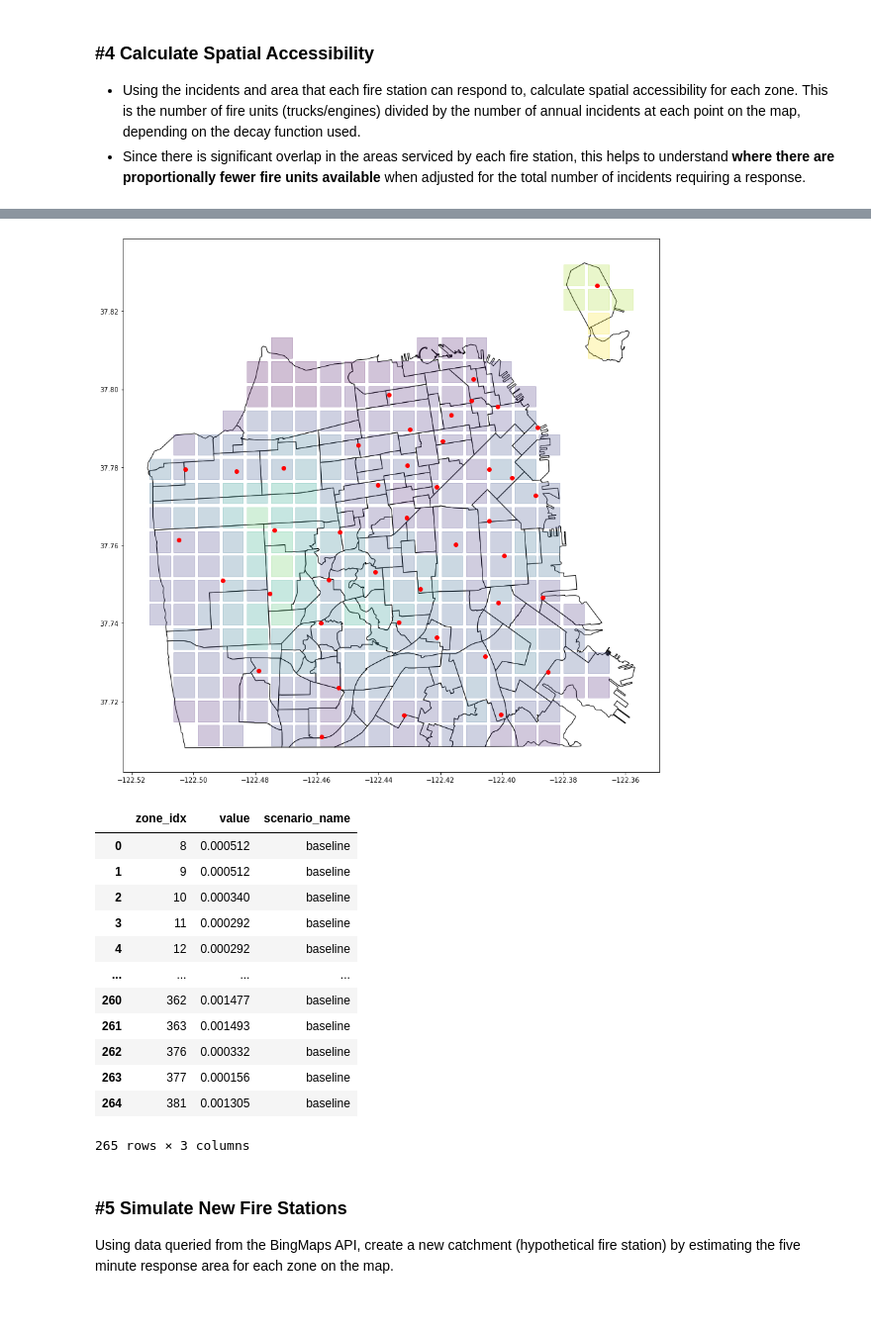
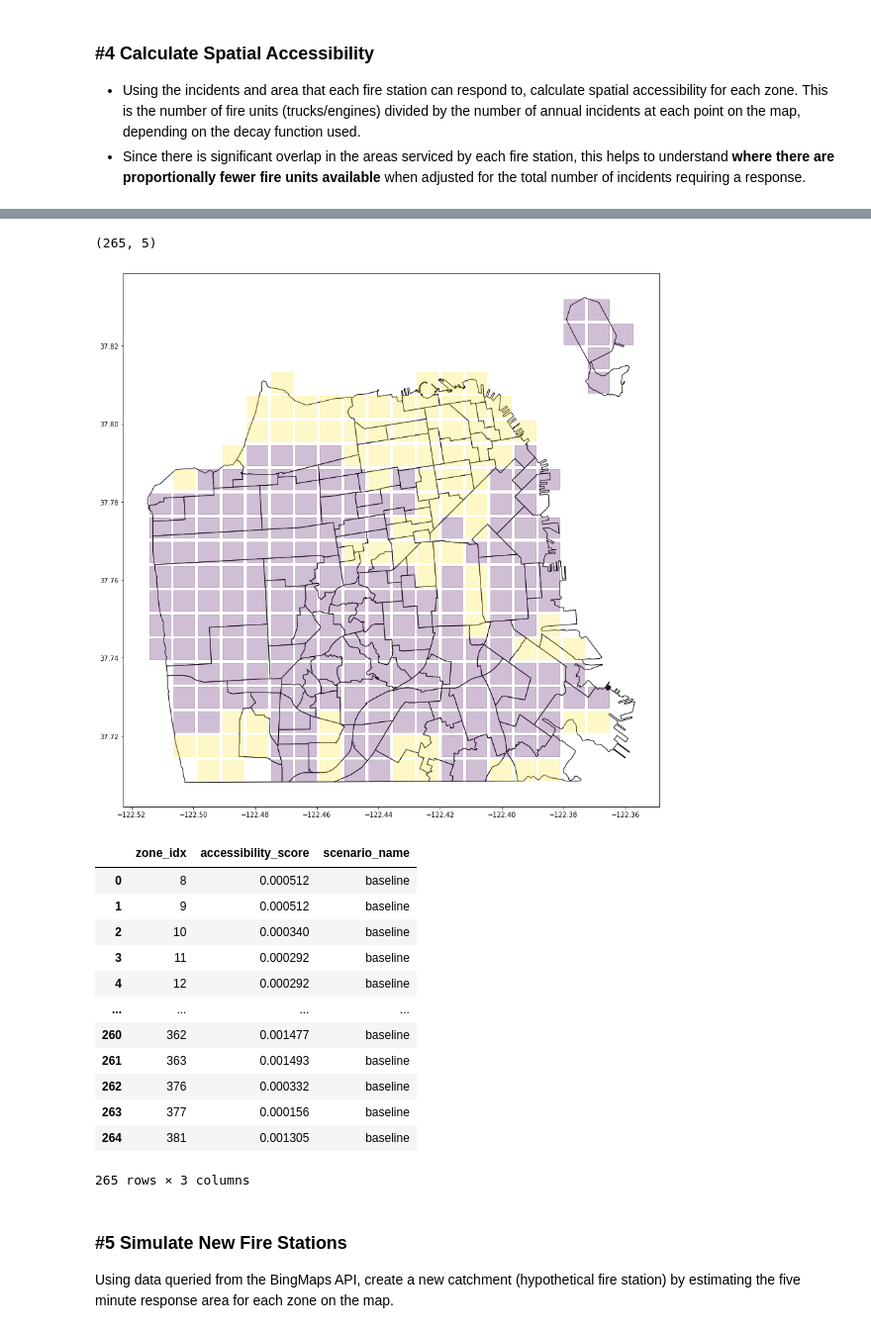
Before and after one commit to mjgood4/firstrespondersites, a Jupyter notebook: notebooks/2SFCA.ipynb, the cells around one changed output, grey strips where cells are left out. Shown at 99% size. Drawn from its saved outputs; the diff is of its cells as text; code cells hidden in the pictures.

Commit message:
updated figure

```diff
--- a/notebooks/2SFCA.ipynb
+++ b/notebooks/2SFCA.ipynb
@@ -450,7 +450,8 @@ Skipping 51...
         # station: 0
 [figure]
 # %%
-final_catchments.loc[:, ['common_name', 'fire_station_number', 'facility_id', 'catchment_area']].to_file(vis_dir_prefix+"/data/catchment_areas.geojson", driver="GeoJSON")
+#final_catchments.loc[:, ['common_name', 'fire_station_number', 'facility_id', 'catchment_area']].to_file(vis_dir_prefix+"/data/catchment_areas.geojson", driver="GeoJSON")
+final_catchments = geo_pd.read_file(vis_dir_prefix+"/data/catchment_areas.geojson")
 # %% [markdown]
 ### #4 Calculate Spatial Accessibility
 
@@ -479,34 +483,42 @@ supply_values = np.ones(len(catchment_zones.columns))
+# %%
+lowest_quantile.shape
+# %% [output]
+(265, 5)
 # %%
 from aceso.gravity import TwoStepFCA
+import matplotlib.colors as clr
 
 fca = TwoStepFCA(1.5)
 fca_output = fca.calculate_accessibility_scores(catchment_zones.to_numpy(), demand_values, supply_values)
 
 fca_output_df = pd.DataFrame({
     "zone_idx": pd.Series(catchment_zones.index),
     "accessibility_score": pd.Series(fca_output)
 })
 fca_output_df['scenario_name'] = 'baseline'
 fca_output_df.to_csv(data_dir_prefix+'/raw/baseline_fca_output.csv')
 
 zone_output_df = average_demand.merge(fca_output_df, on="zone_idx", how="inner")
 
+accessibility_scores = zone_output_df.accessibility_score.to_numpy()
+lowest_quantile = ((accessibility_scores < np.quantile(accessibility_scores, 0.33)) + 0) #(accessibility_scores < np.quantile(accessibility_scores, 0.05)) + 0
+
 full_plot = sf_neighborhoods.plot(color="white", edgecolor="black")
 _ = zone_output_df.centroid.plot(
     markersize=1000,
     marker="s",
-    c = zone_output_df.accessibility_score.to_numpy(),
+    c = lowest_quantile,
     ax=full_plot,
     alpha=0.25)
 
-_= final_catchments.station_location.plot(color="red", ax=full_plot)
+#_= final_catchments.station_location.plot(color="red", ax=full_plot)
 # %% [output]
-[figure, old version]
+[figure, new version]
 # %%
 fca_output_df.rename(columns={'accessibility_score': 'value'}).to_csv(vis_dir_prefix+"/data/baseline_fca_output.csv")
 fca_output_df
 # %% [output]
-|  | zone_idx | value | scenario_name |
+|  | zone_idx | accessibility_score | scenario_name |
 | 0 | 8 | 0.000512 | baseline |
 | 1 | 9 | 0.000512 | baseline |
 | 2 | 10 | 0.000340 | baseline |
```
Also changed, not shown: parts of 4 cells of this notebook.
